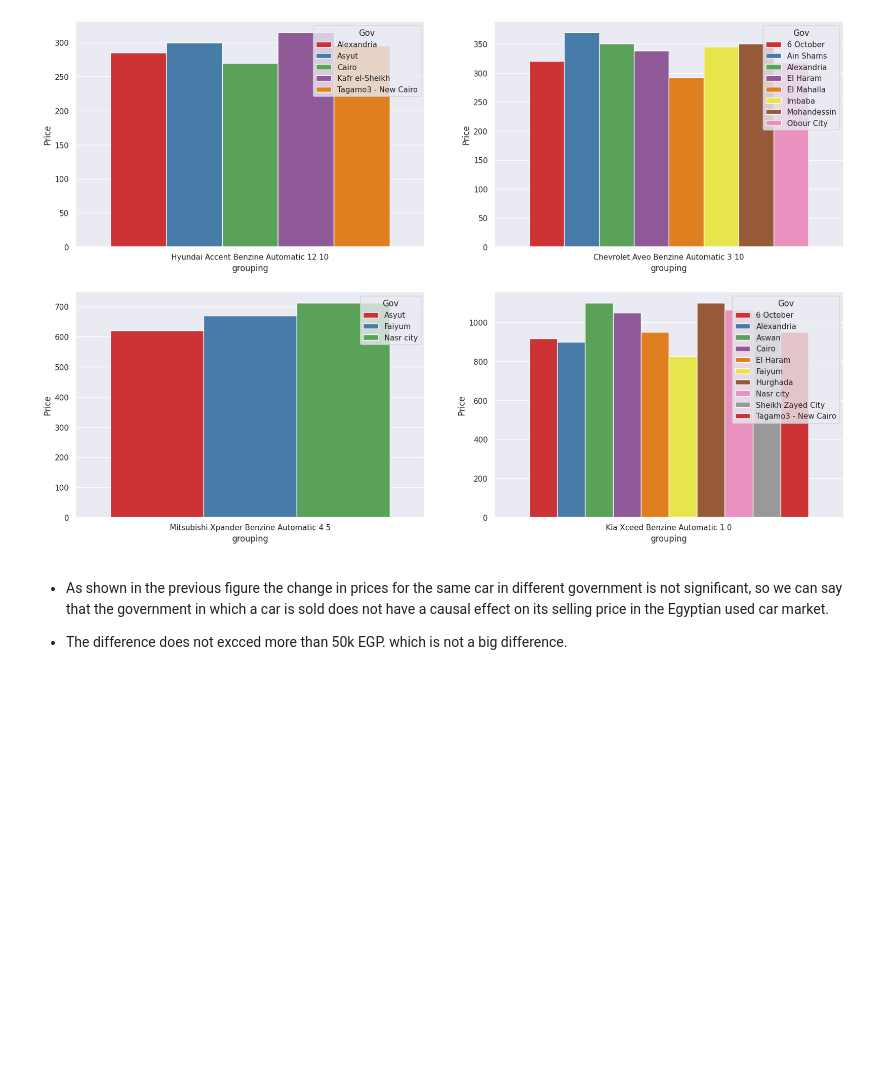
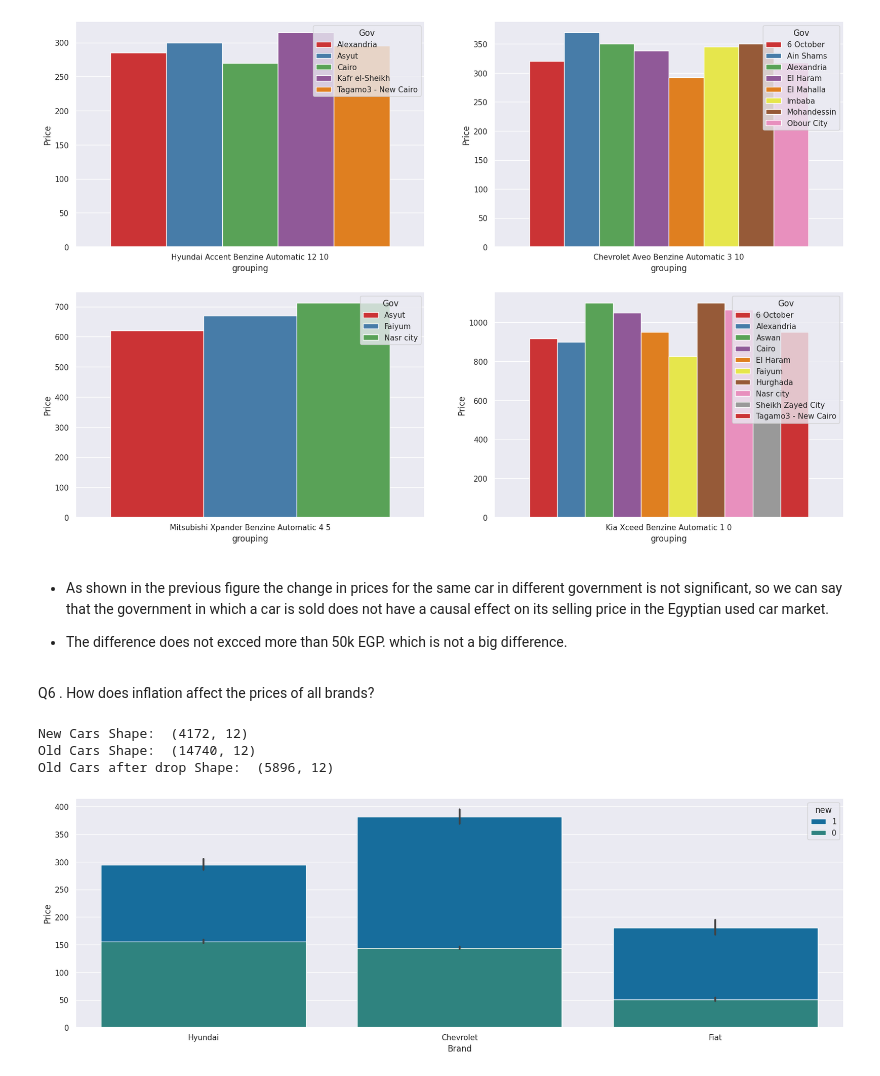
Before and after one commit to Yousif-Ahmed/Sayarty, a Jupyter notebook: Sayarty.ipynb, the cells around one changed output. Cells and saved outputs as stored; diff of their text form; code cells hidden in the pictures; blank space fills up the shorter version.

```diff
--- a/Sayarty.ipynb
+++ b/Sayarty.ipynb
@@ -636,3 +636,70 @@ sns.categorical.barplot(ax = axs[1,1] , x='grouping', y='Price', data=gov_price[
 -   As shown in the previous figure the change in prices for the same car in different government is not significant, so we can say that the government in which a car is sold does not have a causal effect on its selling price in the Egyptian used car market.
 
 -   The difference does not excced more than 50k EGP. which is not a big difference.
+# %% [markdown]
+Q6 . How does inflation affect the prices of all brands?
+# %%
+df_copy_cat = df_copy.copy()
+df_copy_cat['Brand'] = df_copy_cat['Brand'].apply(lambda e : brands[e])
+# getting unique value for old cars brands
+old_cars_brands = df_copy_cat[df_copy_cat['new'] == 0]['Brand'].unique()
+
+# then we will filter the cars' new data by the old cars brands
+new_cars = df_copy_cat[df_copy_cat['new'] == 1]
+df_new_cars_with_brands = new_cars[new_cars['Brand'].isin(old_cars_brands)].reset_index(drop=True)
+old_cars_with_brands = df_copy_cat[df_copy_cat['new'] == 0]
+
+# getting shape for the new cars and the old cars
+print("New Cars Shape: ", df_new_cars_with_brands.shape)
+print("Old Cars Shape: ", old_cars_with_brands.shape)
+
+# as we show that new cars with defined brands are smaller than the old cars
+# so that we need to drop from the old cars and keep same brands distribution
+
+# Compute the size of the original dataframe
+original_size = len(old_cars_with_brands)
+
+# Define the percentage of rows to drop (e.g., 60%)
+drop_percentage = 0.6
+
+# Compute the number of rows to drop
+drop_size = int(original_size * drop_percentage)
+
+# Set a random seed for reproducibility
+np.random.seed(42)
+
+# Select the rows to drop using random sampling
+drop_indices = np.random.choice(old_cars_with_brands.index, size=drop_size, replace=False)
+
+# Create a new dataframe without the selected rows
+df_old_cars = old_cars_with_brands.drop(drop_indices)
+
+
+# getting shape for the new cars and the old cars
+print("Old Cars after drop Shape: ", df_old_cars.shape)
+
+
+# now we need to compare brands mean for the old cars and the new cars with same brands with plot
+
+# Create a figure and increase the figure size
+plt.figure(figsize=(20, 6))
+
+
+# Create a scatter plot of brand vs. price for the new cars
+
+sns.barplot(data=df_new_cars_with_brands, x="Brand", y="Price", hue= "new", palette="colorblind")
+
+# Create a scatter plot of brand vs. price for the old cars
+sns.barplot(data=df_old_cars, x="Brand", y="Price" , hue= "new", palette= 'viridis')
+
+
+# Show plot
+plt.show()
+
+# as we can see the relation between the brand and the price for the old cars and the new cars with same brands
+# so we can see that the new cars with same brands are more expensive than the old cars with same brands
+# %% [output]
+New Cars Shape:  (4172, 12)
+Old Cars Shape:  (14740, 12)
+Old Cars after drop Shape:  (5896, 12)
+[figure, added]
```
Also changed, not shown: parts of 2 cells of this notebook.
